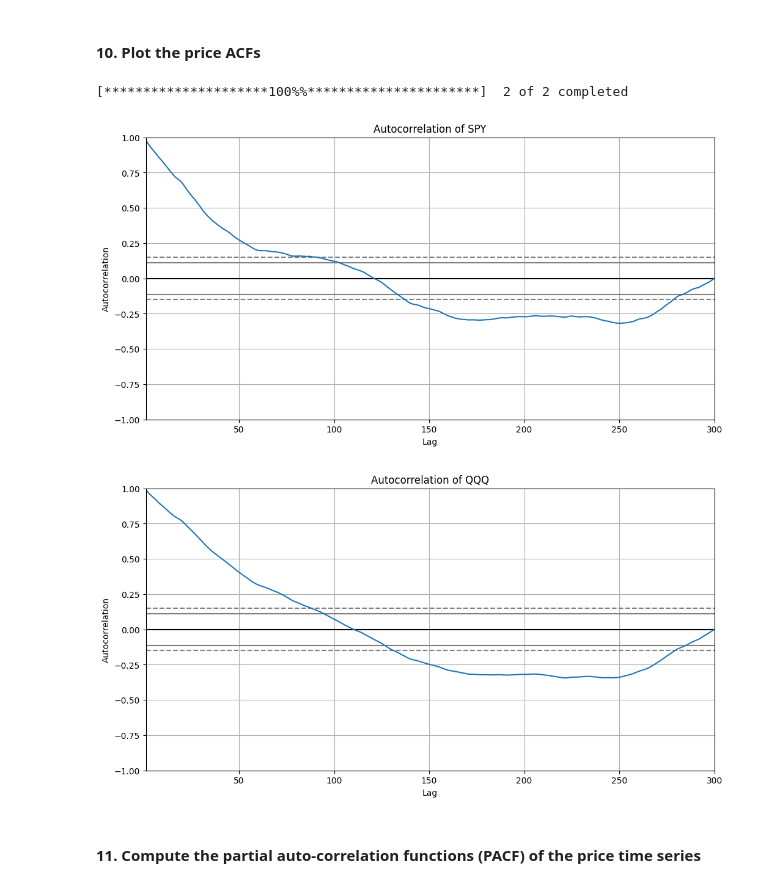
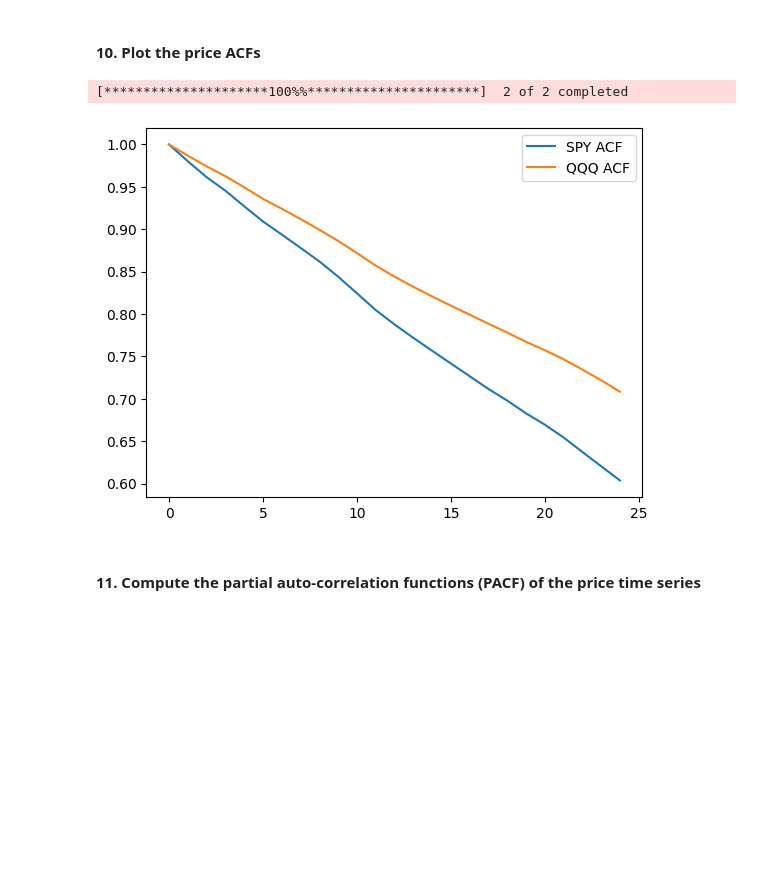
Before and after one commit to Nikitich2033/AlgoTradiong_CW1, a Jupyter notebook: CW_Notebook.ipynb, the cells around one changed output. Cells and saved outputs as stored; diff of their text form; code cells hidden in the pictures; blank space fills up the shorter version.

```diff
--- a/CW_Notebook.ipynb
+++ b/CW_Notebook.ipynb
@@ -180,33 +251,31 @@ In simpler terms, $ \rho(k) $ measures the degree of linear relationship between
 #### 9.  Compute the auto-correlation functions (ACF) of the price time series
 # %% [markdown]
 #### 10.  Plot the price ACFs
-# %%
-import yfinance as yf
-import pandas as pd
-import matplotlib.pyplot as plt
-from pandas.plotting import autocorrelation_plot
-
-# Define the tickers and the period
-tickers = ['SPY', 'QQQ']
-period = "300d"
-
-# Download historical data for the specified ETFs
-data = yf.download(tickers, period=period)['Close']
-
-# Plot ACF for each ticker
-for ticker in tickers:
-    # Drop NaN values from time series
-    ts = data[ticker].dropna()
-
-    # Plot ACF using pandas
-    plt.figure(figsize=(12, 6))
-    autocorrelation_plot(ts)
-    plt.title(f'Autocorrelation of {ticker}')
-    plt.show()
-# %% [output]
-[*********************100%%**********************]  2 of 2 completed
-[figure, removed]
-[figure, removed]
+# %%
+import statsmodels.api as sm
+
+# Define the tickers and the period
+tickers = ['SPY', 'QQQ']
+period = "300d"
+
+# Download historical data for the specified ETFs
+data = yf.download(tickers, period=period)['Close']
+
+# Extract the 'Close' columns for SPY and QQQ
+close_spy = data['SPY']
+close_qqq = data['QQQ']
+
+# Compute and plot the ACF for SPY and QQQ
+acf_spy = sm.tsa.stattools.acf(close_spy)
+acf_qqq = sm.tsa.stattools.acf(close_qqq)
+
+plt.plot(acf_spy, label='SPY ACF')
+plt.plot(acf_qqq, label='QQQ ACF')
+plt.legend()
+plt.show()
+# %% [output]
+[*********************100%%**********************]  2 of 2 completed
+[figure, added]
 # %% [markdown]
 #### 11.  Compute the partial auto-correlation functions (PACF) of the price time series
 # %% [markdown]
```
Also changed, not shown: parts of 30 cells of this notebook.
